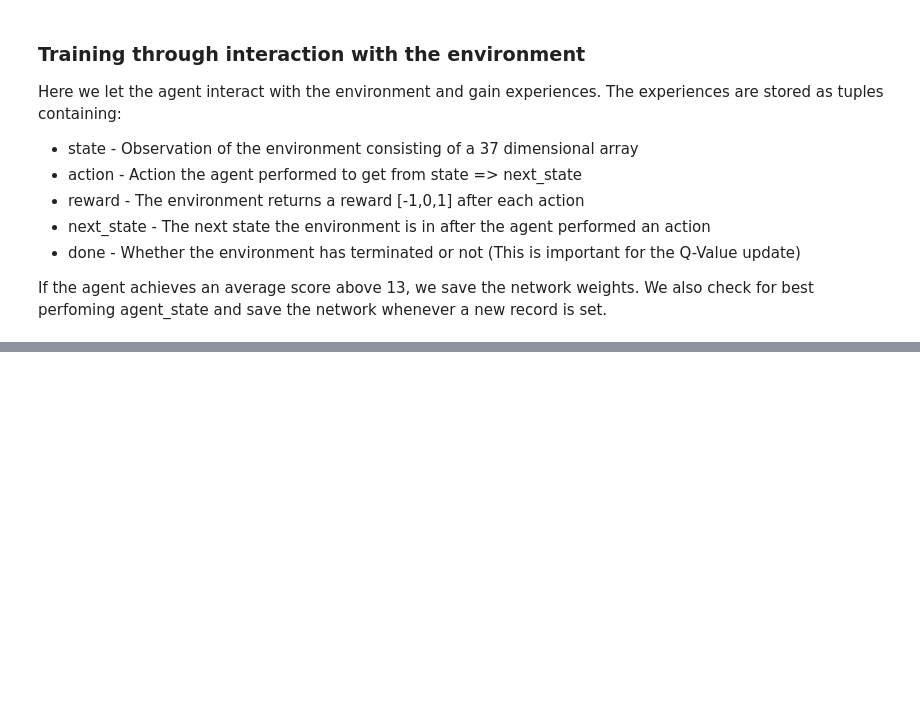
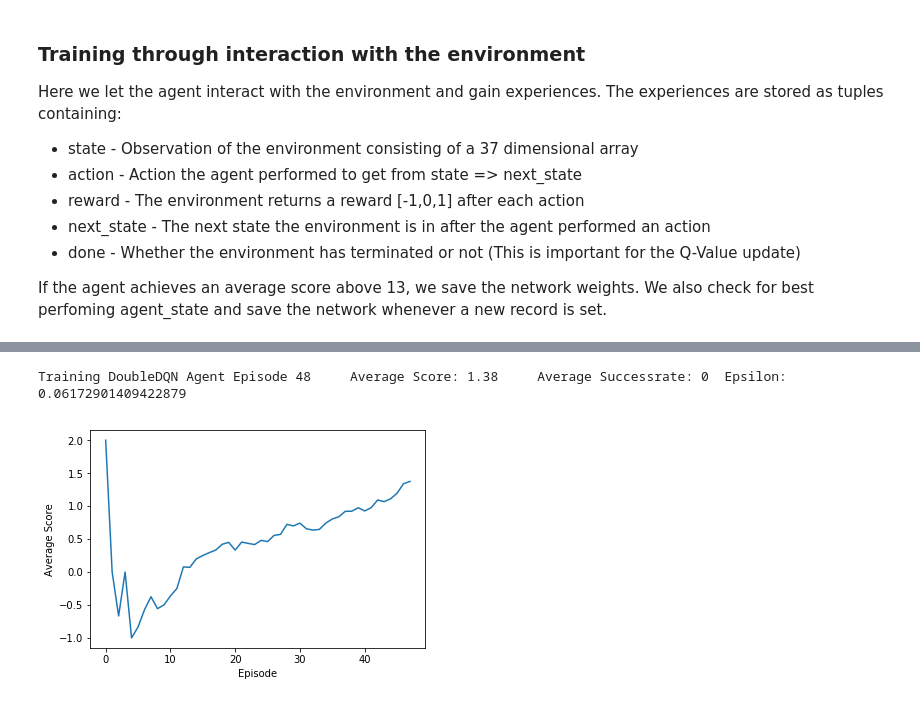
Before and after one commit to MLerik/Deep-Reinforcement-Learning, a Jupyter notebook: Navigation/Navigation.ipynb, the cells around one changed output, grey strips where cells are left out. Drawn from its saved outputs; the diff is of its cells as text; code cells hidden in the pictures; blank space fills up the shorter version.

```diff
--- a/Navigation/Navigation.ipynb
+++ b/Navigation/Navigation.ipynb
@@ -213,3 +217,6 @@ Episode 135     Average Score: 5.11     Average Successrate: 7  Epsilon: 0.05082
 # %%
-score_doubleDQN = TrainAgent(doubleDQN,500)
+score_doubleDQN,sol_doubleDQN = TrainAgent(doubleDQN,500)
+# %% [output]
+Training DoubleDQN Agent Episode 48     Average Score: 1.38     Average Successrate: 0  Epsilon: 0.06172901409422879
+[figure, added]
 # %%
```
Also changed, not shown: parts of 6 cells of this notebook, 5 other files.
